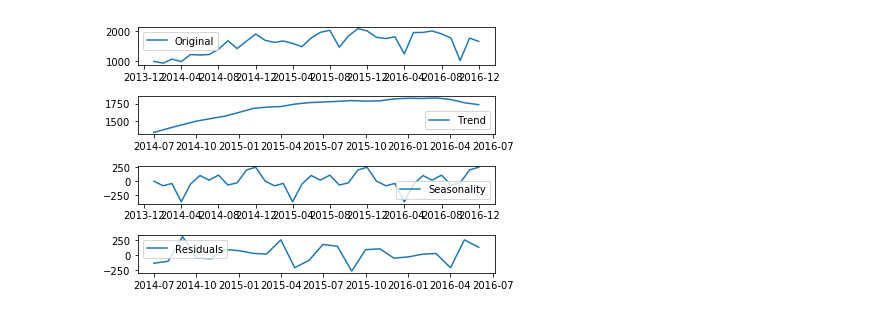
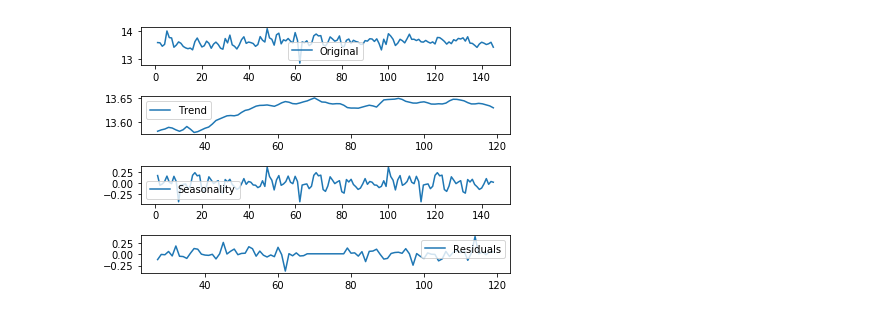
Before and after one commit to j-mehul/-Forecasting-of-ManHours-by-clients, a Jupyter notebook: Forecasting.ipynb, the cells around one changed output. Saved outputs shown, nothing was run; the diff lists cells and outputs as text; code cells hidden in the pictures.

```diff
--- a/Forecasting.ipynb
+++ b/Forecasting.ipynb
@@ -295,0 +72,4 @@ DatetimeIndex(['2014-01-01', '2014-02-01', '2014-03-01', '2014-04-01',
+# %%
+df['discount']= df.checkout_price/ df.base_price
+# %%
+df['discountflag']=np.where(df.checkout_price > df.base_price,0,1)
@@ -295,0 +107,2 @@ DatetimeIndex(['2014-01-01', '2014-02-01', '2014-03-01', '2014-04-01',
+# %%
+ts = df.groupby('week').num_orders.sum()
@@ -320,0 +161,3 @@ test_stationarity(ts)
+# %%
+ts_log = np.log(ts)
+plt.plot(ts_log)
@@ -321,23 +231,23 @@ test_stationarity(ts)
 # %%
 from statsmodels.tsa.seasonal import seasonal_decompose
-decomposition = seasonal_decompose(ts)
+decomposition = seasonal_decompose(ts_log,freq=52)
 
 trend = decomposition.trend
 seasonal = decomposition.seasonal
 residual = decomposition.resid
 
-plt.subplot(411)
-plt.plot(ts, label='Original')
+plt.subplots(411)
+plt.plot(ts_log, label='Original')
 plt.legend(loc='best')
 plt.subplot(412)
 plt.plot(trend, label='Trend')
 plt.legend(loc='best')
 plt.subplot(413)
 plt.plot(seasonal,label='Seasonality')
 plt.legend(loc='best')
 plt.subplot(414)
 plt.plot(residual, label='Residuals')
 plt.legend(loc='best')
 plt.tight_layout()
 # %% [output]
-[figure, old version]
+[figure, new version]
```
Also changed, not shown: parts of 127 cells of this notebook.
